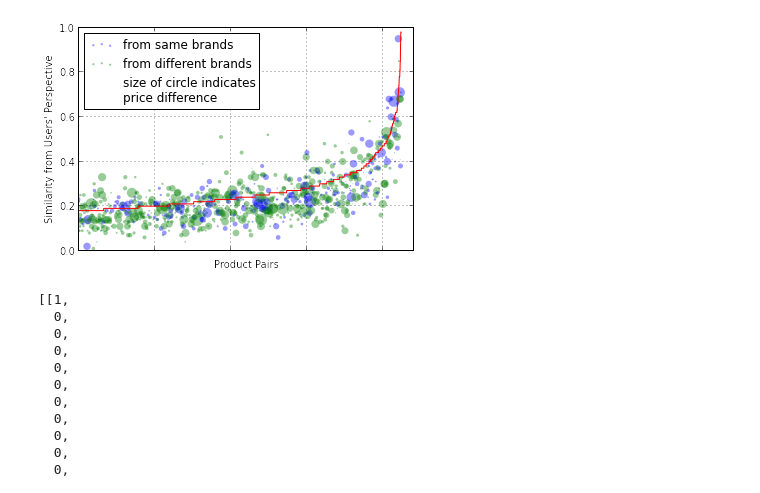
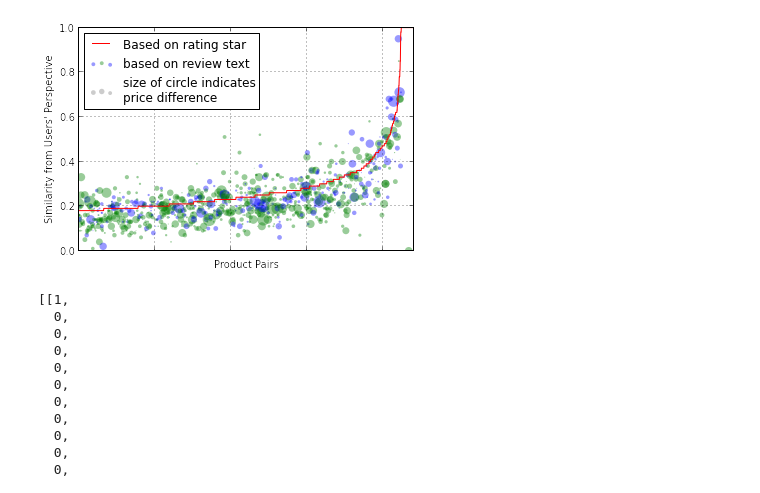
Before and after one commit to R4trtry/trueFitSkinCare, a Jupyter notebook: data_processing/Untitled0.ipynb, the cells around one changed output. Saved outputs shown, nothing was run; the diff lists cells and outputs as text; code cells hidden in the pictures.

```diff
--- a/data_processing/Untitled0.ipynb
+++ b/data_processing/Untitled0.ipynb
@@ -38,26 +36,27 @@ df = df[df[['sim_rating','sim_review','sim_quick']].sum(1)>0.01]
 df = df.sort(['sim_rating'], ascending=True)
 # %%
 fig, ax = plt.subplots()
-ax.plot(df.sim_rating,'r')
+ax.plot(df.sim_rating,'r',label='Based on rating star')
 ax.scatter(range(len(df)),df.sim_quick,s=df.price_diff/2,c=df.color,lw=0,alpha=.4)
 # ax.set_yscale('log')
 ax.set_xlim(left=84000,right=86200)
 ax.set_ylim(bottom=0,top=1)
 ax.set_xticklabels([])
 ax.grid()
 ax.set_xlabel('Product Pairs')
 ax.set_ylabel('Similarity from Users\' Perspective')
-ax.scatter(0,0,s=5,c='b',lw=0,alpha=.4,label='from same brands')#brands
-ax.scatter(0,0,s=5,c='g',lw=0,alpha=.4,label='from different brands')#categories
-ax.scatter(0,0,s=5,c='w',lw=0,alpha=.4,label='size of circle indicates \nprice difference')
+ax.scatter([0,0],[0,0],s=15,c=['b','g'],lw=0,alpha=.4,label='based on review text')#brands
+# ax.scatter(0,0,s=5,c='g',lw=0,alpha=.4,label='from different brands')#categories
+ax.scatter([0,0],[0,0],s=[15,30],c='grey',lw=0,alpha=.4,label='size of circle indicates \nprice difference')
+# ax.scatter([0,0],[0,0],s=[5,10],c='w',lw=0,alpha=.4,label='size of circle indicates \nprice difference')
 rcParams['legend.loc'] = 'best'
 legend()
 
 
 fig.savefig('Review on rating by brand',dpi=300)
 # fig.savefig('Review on rating by category',dpi=300)
 # %% [output]
-[figure, old version]
+[figure, new version]
 # %%
 brand = product_list['brand'].tolist()
 brand_mat = []
```
Also changed, not shown: parts of 1 cell of this notebook, 15 other files.
